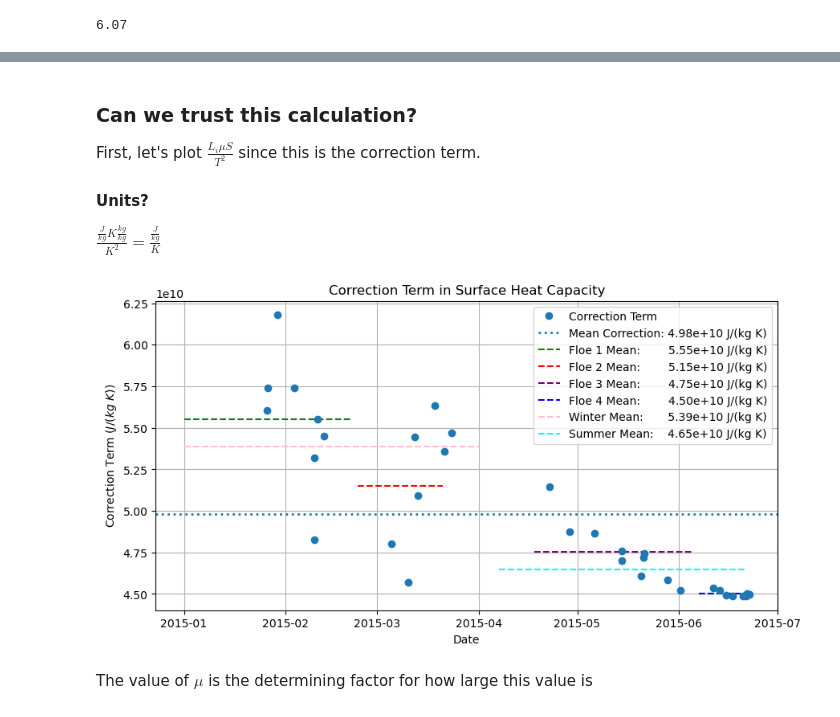
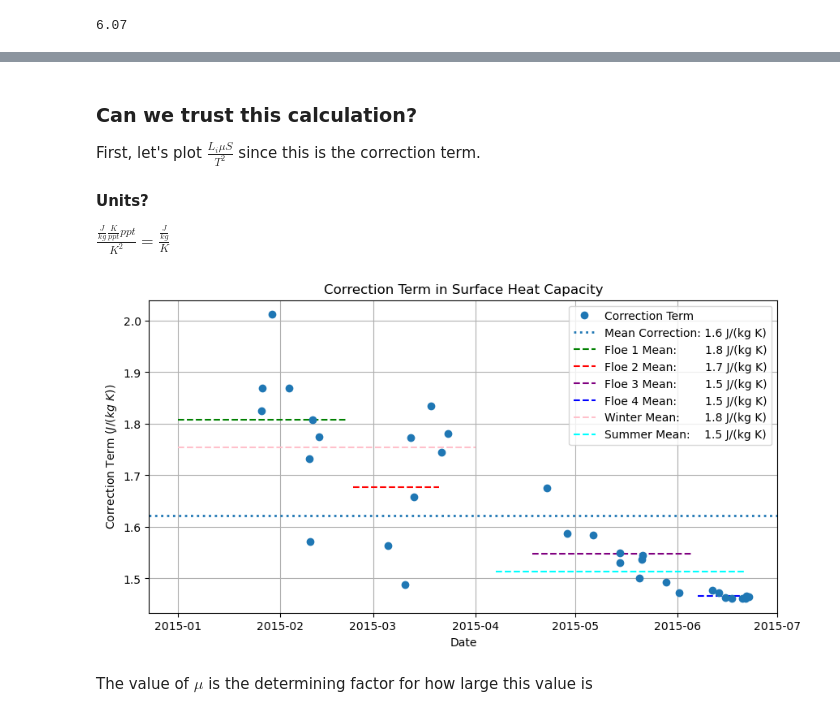
Before and after one commit to sarahymurphy/wrf_landusetbl_sensitivity, a Jupyter notebook: _build/jupyter_execute/calculations.ipynb, the cells around one changed output, grey strips where cells are left out. Drawn from its saved outputs; the diff is of its cells as text; code cells hidden in the pictures.

```diff
--- a/_build/jupyter_execute/calculations.ipynb
+++ b/_build/jupyter_execute/calculations.ipynb
@@ -356,45 +351,45 @@ First, let's plot $\frac{L_{i}\mu S}{T^{2}}$ since this is the correction term.
 
 #### Units?
 
-$\frac{\frac{J}{kg}K \frac{kg}{kg}}{K^{2}} = \frac{\frac{J}{kg}}{K} $
+$\frac{\frac{J}{kg} \frac{K}{ppt} ppt}{K^{2}} = \frac{\frac{J}{kg}}{K} $
 # %%
 plt.figure(figsize = (10,5))
 
-f1 = c0 + ((li * mu * s) / ((surft_df.mean(axis = 1)+273.15)**2))['2015-01-01':'2015-02-21']
-f2 = c0 + ((li * mu * s) / ((surft_df.mean(axis = 1)+273.15)**2))['2015-02-23':'2015-03-21']
-f3 = c0 + ((li * mu * s) / ((surft_df.mean(axis = 1)+273.15)**2))['2015-04-18':'2015-06-05']
-f4 = c0 + ((li * mu * s) / ((surft_df.mean(axis = 1)+273.15)**2))['2015-06-07':'2015-06-21']
+f1 = ((li * mu * s) / ((surft_df.mean(axis = 1)+273.15)**2))['2015-01-01':'2015-02-21']
+f2 = ((li * mu * s) / ((surft_df.mean(axis = 1)+273.15)**2))['2015-02-23':'2015-03-21']
+f3 = ((li * mu * s) / ((surft_df.mean(axis = 1)+273.15)**2))['2015-04-18':'2015-06-05']
+f4 = ((li * mu * s) / ((surft_df.mean(axis = 1)+273.15)**2))['2015-06-07':'2015-06-21']
 
-wint = c0 + ((li * mu * s) / ((surft_df.mean(axis = 1)+273.15)**2))['2015-01-01':'2015-04-01']
-summ = c0 + ((li * mu * s) / ((surft_df.mean(axis = 1)+273.15)**2))['2015-04-07':'2015-06-21']
+wint = ((li * mu * s) / ((surft_df.mean(axis = 1)+273.15)**2))['2015-01-01':'2015-04-01']
+summ = ((li * mu * s) / ((surft_df.mean(axis = 1)+273.15)**2))['2015-04-07':'2015-06-21']
 
-plt.plot(c0 + ((li * mu * s) / ((surft_df.mean(axis = 1)+273.15)**2)), 'o')
-plt.axhline(c0 + ((li * mu * s) / ((surft_df.mean(axis = 1)+273.15)**2)).mean(), linestyle = ':', linewidth = 2)
+plt.plot(((li * mu * s) / ((surft_df.mean(axis = 1)+273.15)**2)), 'o')
+plt.axhline(((li * mu * s) / ((surft_df.mean(axis = 1)+273.15)**2)).mean(), linestyle = ':', linewidth = 2)
 
 plt.hlines(f1.mean(), xmin = '2015-01-01', xmax = '2015-02-21', linestyle = '--', color = 'g')
 plt.hlines(f2.mean(), xmin = '2015-02-23', xmax = '2015-03-21', linestyle = '--', color = 'r')
 plt.hlines(f3.mean(), xmin = '2015-04-18', xmax = '2015-06-05', linestyle = '--', color = 'purple')
 plt.hlines(f4.mean(), xmin = '2015-06-07', xmax = '2015-06-21', linestyle = '--', color = 'blue')
 
 plt.hlines(wint.mean(), xmin = '2015-01-01', xmax = '2015-04-01', linestyle = '--', color = 'pink')
 plt.hlines(summ.mean(), xmin = '2015-04-07', xmax = '2015-06-21', linestyle = '--', color = 'cyan')
 
 plt.grid()
 plt.title('Correction Term in Surface Heat Capacity')
 plt.ylabel('Correction Term $(J/(kg \ K))$')
 plt.xlabel('Date');
 
 plt.legend(['Correction Term',
-            'Mean Correction: ' + "{:.2e}".format(c0 + ((li * mu * s) / ((surft_df.mean(axis = 1)+273.15)**2)).mean()) + ' J/(kg K)',
-            'Floe 1 Mean:        ' + "{:.2e}".format(f1.mean()) + ' J/(kg K)',
-            'Floe 2 Mean:        ' + "{:.2e}".format(f2.mean()) + ' J/(kg K)',
-            'Floe 3 Mean:        ' + "{:.2e}".format(f3.mean()) + ' J/(kg K)',
-            'Floe 4 Mean:        ' + "{:.2e}".format(f4.mean()) + ' J/(kg K)',
-            'Winter Mean:       ' + "{:.2e}".format(wint.mean()) + ' J/(kg K)',
-            'Summer Mean:    ' + "{:.2e}".format(summ.mean()) + ' J/(kg K)'],
+            'Mean Correction: ' + "{:.2}".format(((li * mu * s) / ((surft_df.mean(axis = 1)+273.15)**2)).mean()) + ' J/(kg K)',
+            'Floe 1 Mean:        ' + "{:.2}".format(f1.mean()) + ' J/(kg K)',
+            'Floe 2 Mean:        ' + "{:.2}".format(f2.mean()) + ' J/(kg K)',
+            'Floe 3 Mean:        ' + "{:.2}".format(f3.mean()) + ' J/(kg K)',
+            'Floe 4 Mean:        ' + "{:.2}".format(f4.mean()) + ' J/(kg K)',
+            'Winter Mean:       ' + "{:.2}".format(wint.mean()) + ' J/(kg K)',
+            'Summer Mean:    ' + "{:.2}".format(summ.mean()) + ' J/(kg K)'],
            loc = 'upper right');
 # %% [output]
-[figure, old version]
+[figure, new version]
 # %% [markdown]
 The value of $\mu$ is the determining factor for how large this value is
 # %%
```
Also changed, not shown: parts of 8 cells of this notebook, 17 other files.
